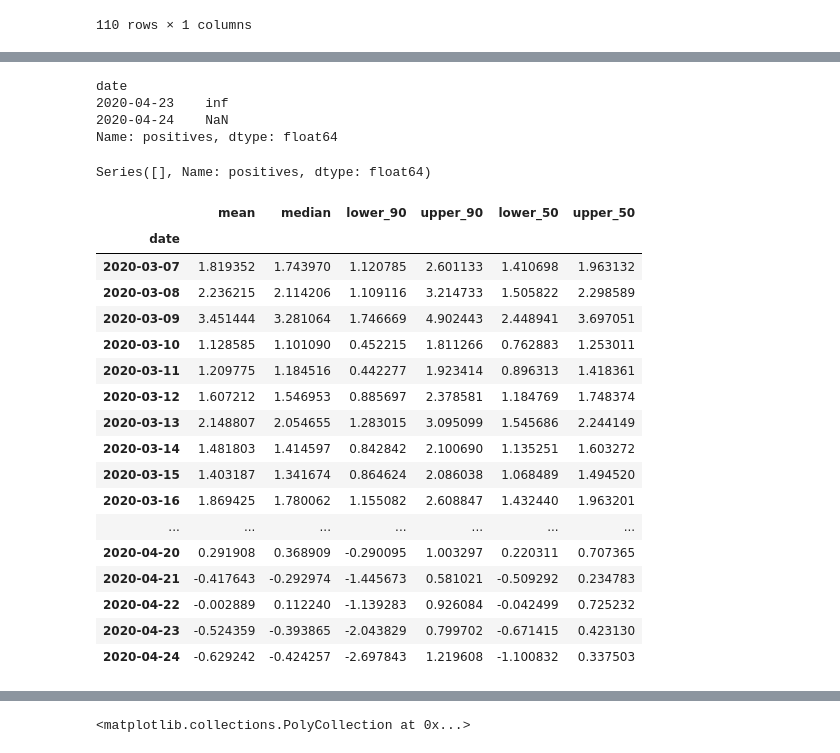
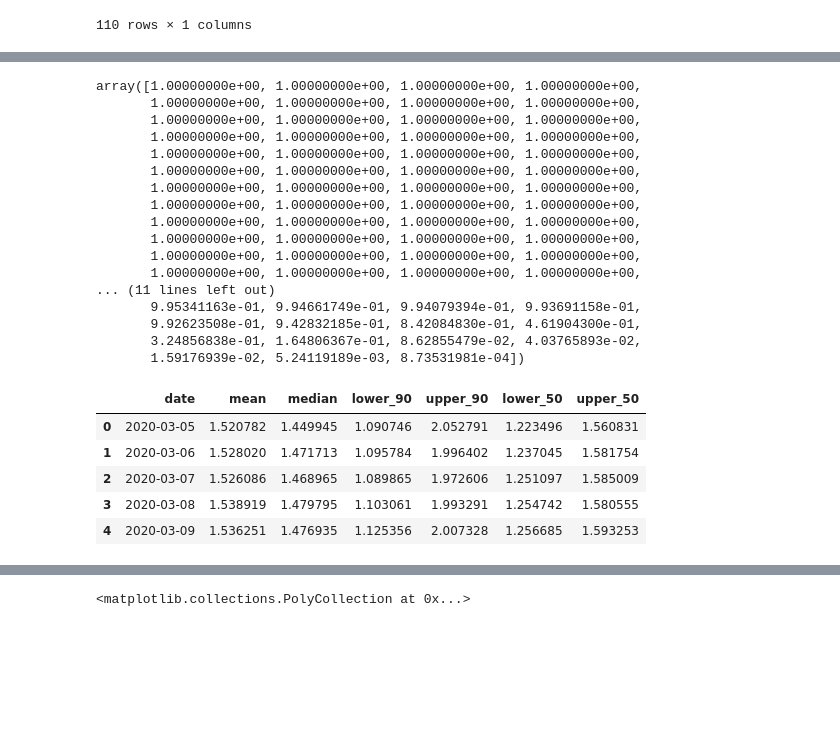
Before and after one commit to coronamex/visualizando, a Jupyter notebook: estados/rt.live.ipynb, the cells around one changed output, grey strips where cells are left out. Cells and saved outputs as stored; diff of their text form; code cells hidden in the pictures; blank space fills up the shorter version.

```diff
--- a/estados/rt.live.ipynb
+++ b/estados/rt.live.ipynb
@@ -418,3 +418,9 @@ sintomas
 | 2020-04-23 | 9 |
 | 2020-04-24 | 0 |
 110 rows × 1 columns
+# %%
+casos = pd.read_csv(serie_confirmacion)
+casos = casos[['fecha', 'casos_nuevos']]
+casos.columns = ['date', 'positives']
+casos = casos.set_index('date')
+casos
@@ -421,8 +446,9 @@ sintomas
 # %%
-ajustados, p_retraso_acumulado = adjust_onset_for_right_censorship(sintomas.positives, p_retraso)
-# ajustados, p_retraso_acumulado = adjust_onset_for_right_censorship(sintomas.positives, p_delay)
+inicio = confirmed_to_onset(casos.positives, p_retraso)
+# inicio = sintomas.positives
+ajustados, p_retraso_acumulado = adjust_onset_for_right_censorship(inicio, p_retraso)
+# ajustados
 ii = ajustados.isin([np.nan, np.inf,-np.inf])
-# ajustados = ajustados[~ii]
-p_retra
-# m1 = MCMCModel('MX', sintomas.positives, p_retraso_acumulado).run()
+p_retraso_acumulado = p_retraso_acumulado[~ii]
+m1 = MCMCModel('MX', inicio[~ii], p_retraso_acumulado).run()
 # %% [output]
@@ -442,11 +459,0 @@ Name: positives, Length: 110, dtype: float64
-# %%
-ajustados
-# %% [output]
-date
-2020-04-23    inf
-2020-04-24    NaN
-Name: positives, dtype: float64
-# %%
-ajustados[~ii]
-# %% [output]
-Series([], Name: positives, dtype: float64)
@@ -455,24 +460,33 @@ ii
+# %%
+p_retraso_acumulado
+# %% [output]
+array([1.00000000e+00, 1.00000000e+00, 1.00000000e+00, 1.00000000e+00,
+       1.00000000e+00, 1.00000000e+00, 1.00000000e+00, 1.00000000e+00,
+       1.00000000e+00, 1.00000000e+00, 1.00000000e+00, 1.00000000e+00,
+       1.00000000e+00, 1.00000000e+00, 1.00000000e+00, 1.00000000e+00,
+       1.00000000e+00, 1.00000000e+00, 1.00000000e+00, 1.00000000e+00,
+       1.00000000e+00, 1.00000000e+00, 1.00000000e+00, 1.00000000e+00,
+       1.00000000e+00, 1.00000000e+00, 1.00000000e+00, 1.00000000e+00,
+       1.00000000e+00, 1.00000000e+00, 1.00000000e+00, 1.00000000e+00,
+       1.00000000e+00, 1.00000000e+00, 1.00000000e+00, 1.00000000e+00,
+       1.00000000e+00, 1.00000000e+00, 1.00000000e+00, 1.00000000e+00,
+       1.00000000e+00, 1.00000000e+00, 1.00000000e+00, 1.00000000e+00,
+       1.00000000e+00, 1.00000000e+00, 1.00000000e+00, 1.00000000e+00,
+... (11 lines left out)
+       9.95341163e-01, 9.94661749e-01, 9.94079394e-01, 9.93691158e-01,
+       9.92623508e-01, 9.42832185e-01, 8.42084830e-01, 4.61904300e-01,
+       3.24856838e-01, 1.64806367e-01, 8.62855479e-02, 4.03765893e-02,
+       1.59176939e-02, 5.24119189e-03, 8.73531981e-04])
 # %%
 results = df_from_model(m1)
 results = results.droplevel(0)
 results['mean']
-results
+results = results.reset_index()
+results.head()
 # %% [output]
-|  | mean | median | lower_90 | upper_90 | lower_50 | upper_50 |
-| date |  |  |  |  |  |  |
-| 2020-03-07 | 1.819352 | 1.743970 | 1.120785 | 2.601133 | 1.410698 | 1.963132 |
-| 2020-03-08 | 2.236215 | 2.114206 | 1.109116 | 3.214733 | 1.505822 | 2.298589 |
-| 2020-03-09 | 3.451444 | 3.281064 | 1.746669 | 4.902443 | 2.448941 | 3.697051 |
-| 2020-03-10 | 1.128585 | 1.101090 | 0.452215 | 1.811266 | 0.762883 | 1.253011 |
-| 2020-03-11 | 1.209775 | 1.184516 | 0.442277 | 1.923414 | 0.896313 | 1.418361 |
-| 2020-03-12 | 1.607212 | 1.546953 | 0.885697 | 2.378581 | 1.184769 | 1.748374 |
-| 2020-03-13 | 2.148807 | 2.054655 | 1.283015 | 3.095099 | 1.545686 | 2.244149 |
-| 2020-03-14 | 1.481803 | 1.414597 | 0.842842 | 2.100690 | 1.135251 | 1.603272 |
-| 2020-03-15 | 1.403187 | 1.341674 | 0.864624 | 2.086038 | 1.068489 | 1.494520 |
-| 2020-03-16 | 1.869425 | 1.780062 | 1.155082 | 2.608847 | 1.432440 | 1.963201 |
-| ... | ... | ... | ... | ... | ... | ... |
-| 2020-04-20 | 0.291908 | 0.368909 | -0.290095 | 1.003297 | 0.220311 | 0.707365 |
-| 2020-04-21 | -0.417643 | -0.292974 | -1.445673 | 0.581021 | -0.509292 | 0.234783 |
-| 2020-04-22 | -0.002889 | 0.112240 | -1.139283 | 0.926084 | -0.042499 | 0.725232 |
-| 2020-04-23 | -0.524359 | -0.393865 | -2.043829 | 0.799702 | -0.671415 | 0.423130 |
-| 2020-04-24 | -0.629242 | -0.424257 | -2.697843 | 1.219608 | -1.100832 | 0.337503 |
+|  | date | mean | median | lower_90 | upper_90 | lower_50 | upper_50 |
+| 0 | 2020-03-05 | 1.520782 | 1.449945 | 1.090746 | 2.052791 | 1.223496 | 1.560831 |
+| 1 | 2020-03-06 | 1.528020 | 1.471713 | 1.095784 | 1.996402 | 1.237045 | 1.581754 |
+| 2 | 2020-03-07 | 1.526086 | 1.468965 | 1.089865 | 1.972606 | 1.251097 | 1.585009 |
+| 3 | 2020-03-08 | 1.538919 | 1.479795 | 1.103061 | 1.993291 | 1.254742 | 1.580555 |
+| 4 | 2020-03-09 | 1.536251 | 1.476935 | 1.125356 | 2.007328 | 1.256685 | 1.593253 |
```
Also changed, not shown: parts of 4 cells of this notebook.
